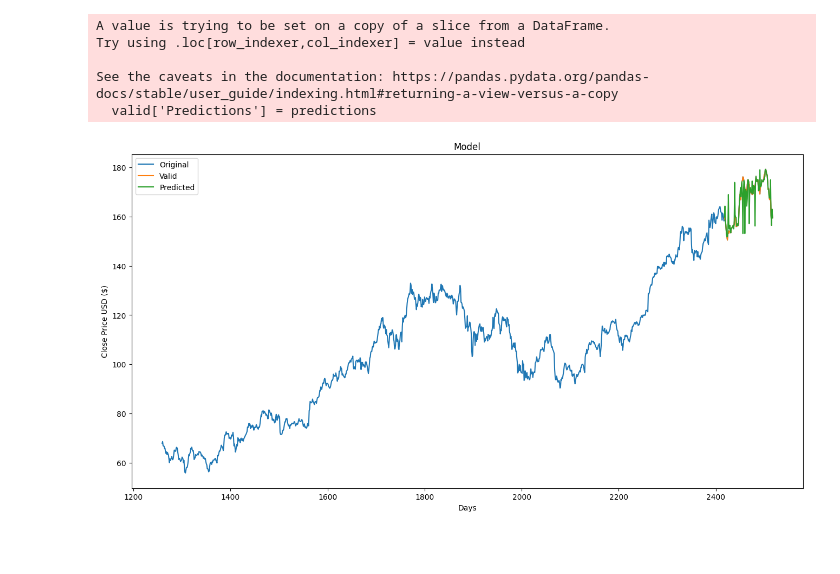
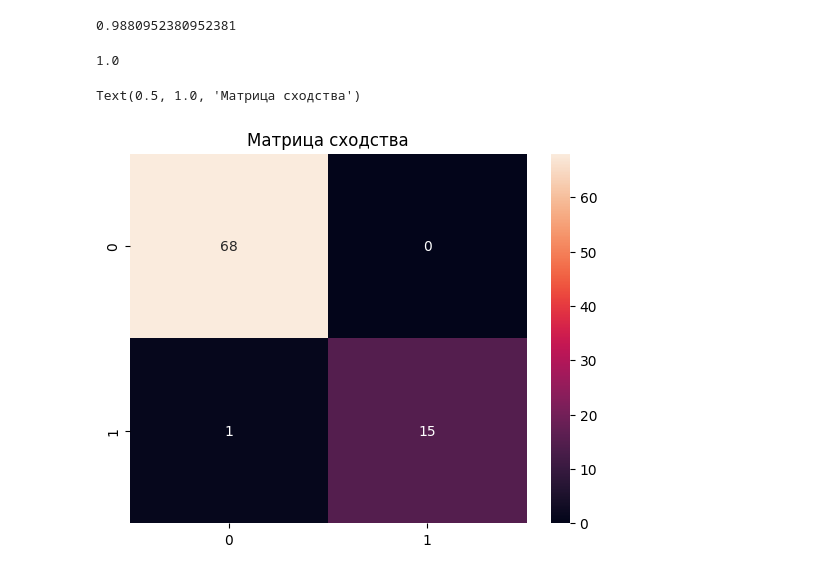
Before and after one commit to kitanoyoru/labs-sem-5, a Jupyter notebook: STATOIV/Lab5/main.ipynb, the cells around one changed output. Saved outputs shown, nothing was run; the diff lists cells and outputs as text; code cells hidden in the pictures; blank space fills up the shorter version.

```diff
--- a/STATOIV/Lab5/main.ipynb
+++ b/STATOIV/Lab5/main.ipynb
@@ -92,3 +29,15 @@ y = np.array(df2['Prediction'])[:-future_days]
+# %%
+x = df[['Year',
+       'Runtime (Minutes)', 'Rating', 'Votes', 'Revenue (Millions)',
+       'Metascore', 'Action', 'Adventure', 'Aniimation', 'Biography', 'Comedy',
+       'Crime', 'Drama', 'Family', 'Fantasy', 'History', 'Horror', 'Music',
+       'Musical', 'Mystery', 'Romance', 'Sci-Fi', 'Sport', 'Thriller', 'War',
+       'Western']]
+y = df['Success']
+
+from sklearn.model_selection import train_test_split
+x_train, x_test, y_train, y_test= train_test_split(x, y, test_size=0.1, stratify=y)
 # %%
 from sklearn.model_selection import train_test_split
-x_train, x_test, y_train, y_test = train_test_split(X, y, test_size = 0.2)
+
+x_train, x_test, y_train, y_test= train_test_split(x, y, test_size=0.1, stratify=y)
@@ -138,21 +44,22 @@ print(tree_prediction)
-# %%
-predictions = tree_prediction
-valid = df2[X.shape[0]:]
-valid['Predictions'] = predictions
-# %% [output]
-A value is trying to be set on a copy of a slice from a DataFrame.
-Try using .loc[row_indexer,col_indexer] = value instead
-
-See the caveats in the documentation: https://pandas.pydata.org/pandas-docs/stable/user_guide/indexing.html#returning-a-view-versus-a-copy
-  valid['Predictions'] = predictions
-# %%
-plt.figure(figsize=(16,8))
-plt.title("Model")
-plt.xlabel('Days')
-plt.ylabel('Close Price USD ($)')
-plt.plot(df2['close'])
-plt.plot(valid[['close', 'Predictions']])
-plt.legend(["Original", "Valid", 'Predicted'])
-plt.show()
-# %% [output]
-[figure, removed]
+# %%
+model = tree.DecisionTreeClassifier()
+model.fit(x_train, y_train)
+model.score(x_test, y_test)
+# %% [output]
+0.9880952380952381
+# %%
+model.score(x_train,y_train)
+# %% [output]
+1.0
+# %%
+predictions = model.predict(x_test)
+confusion_matrix = sklearn.metrics.confusion_matrix(predictions, y_test)
+
+sns.heatmap(
+    confusion_matrix,
+    annot=True
+)
+plt.title('Матрица сходства')
+# %% [output]
+Text(0.5, 1.0, 'Матрица сходства')
+[figure, added]
```
Also changed, not shown: parts of 18 cells of this notebook, 14 other files.
